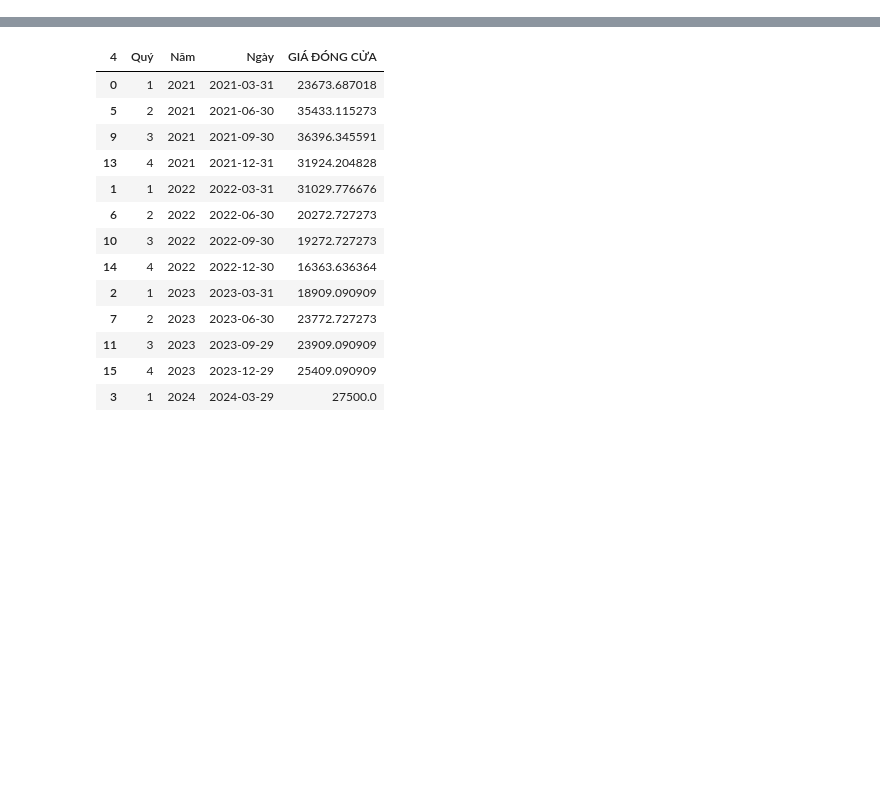
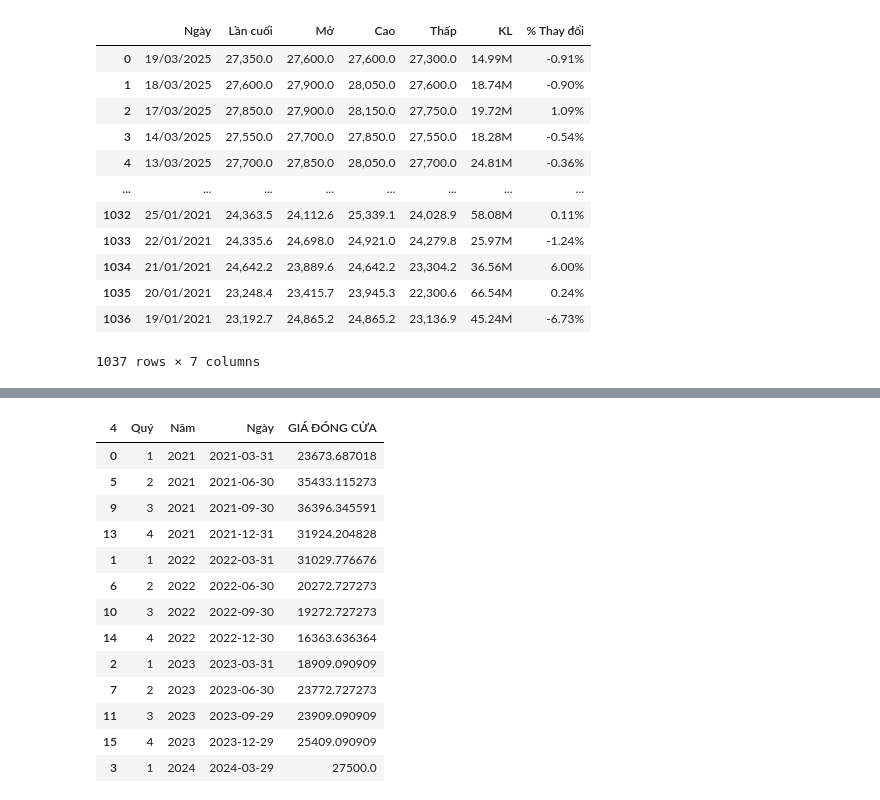
Before and after one commit to diepdangban/Datamining, a Jupyter notebook: Data_understanding.ipynb, the cells around one changed output, grey strips where cells are left out. Drawn from its saved outputs; the diff is of its cells as text; code cells hidden in the pictures; blank space fills up the shorter version.

```diff
--- a/Data_understanding.ipynb
+++ b/Data_understanding.ipynb
@@ -8,6 +56,8 @@ import matplotlib.pyplot as plt
 # %%
-Price_History_URL= 'https://raw.githubusercontent.com/diepdangban/Datamining/refs/heads/main/Simplize_HPG_PriceHistory_20250315.xlsx'
+Price_History_URL  = 'https://raw.githubusercontent.com/diepdangban/Datamining/refs/heads/main/Simplize_HPG_PriceHistory_20250315.xlsx'
+Price_History_URL2 = 'https://raw.githubusercontent.com/diepdangban/Datamining/refs/heads/main/Price_history.csv'
 Financial_Indicator_URL = 'https://raw.githubusercontent.com/diepdangban/Datamining/refs/heads/main/Simplize_HPG_FinancialIndicator_20250315.xlsx'
 
 financial_indicatior = pd.read_excel(Financial_Indicator_URL, engine='openpyxl')
 price_history = pd.read_excel(Price_History_URL, engine='openpyxl')
+price_history2 = pd.read_csv(Price_History_URL2)
@@ -66,3 +186,19 @@ price_history['Năm']=price_history['Ngày'].dt.year
+# %%
+price_history2
+# %% [output]
+|  | Ngày | Lần cuối | Mở | Cao | Thấp | KL | % Thay đổi |
+| 0 | 19/03/2025 | 27,350.0 | 27,600.0 | 27,600.0 | 27,300.0 | 14.99M | -0.91% |
+| 1 | 18/03/2025 | 27,600.0 | 27,900.0 | 28,050.0 | 27,600.0 | 18.74M | -0.90% |
+| 2 | 17/03/2025 | 27,850.0 | 27,900.0 | 28,150.0 | 27,750.0 | 19.72M | 1.09% |
+| 3 | 14/03/2025 | 27,550.0 | 27,700.0 | 27,850.0 | 27,550.0 | 18.28M | -0.54% |
+| 4 | 13/03/2025 | 27,700.0 | 27,850.0 | 28,050.0 | 27,700.0 | 24.81M | -0.36% |
+| ... | ... | ... | ... | ... | ... | ... | ... |
+| 1032 | 25/01/2021 | 24,363.5 | 24,112.6 | 25,339.1 | 24,028.9 | 58.08M | 0.11% |
+| 1033 | 22/01/2021 | 24,335.6 | 24,698.0 | 24,921.0 | 24,279.8 | 25.97M | -1.24% |
+| 1034 | 21/01/2021 | 24,642.2 | 23,889.6 | 24,642.2 | 23,304.2 | 36.56M | 6.00% |
+| 1035 | 20/01/2021 | 23,248.4 | 23,415.7 | 23,945.3 | 22,300.6 | 66.54M | 0.24% |
+| 1036 | 19/01/2021 | 23,192.7 | 24,865.2 | 24,865.2 | 23,136.9 | 45.24M | -6.73% |
+1037 rows × 7 columns
 # %%
 # Điền các giá trị thiếu của cột Thay đổi giá và % thay đổi
 replacement_values = np.round(price_history['GIÁ ĐÓNG CỬA'].diff(-1) / 50) * 50
```
Also changed, not shown: parts of 14 cells of this notebook.
